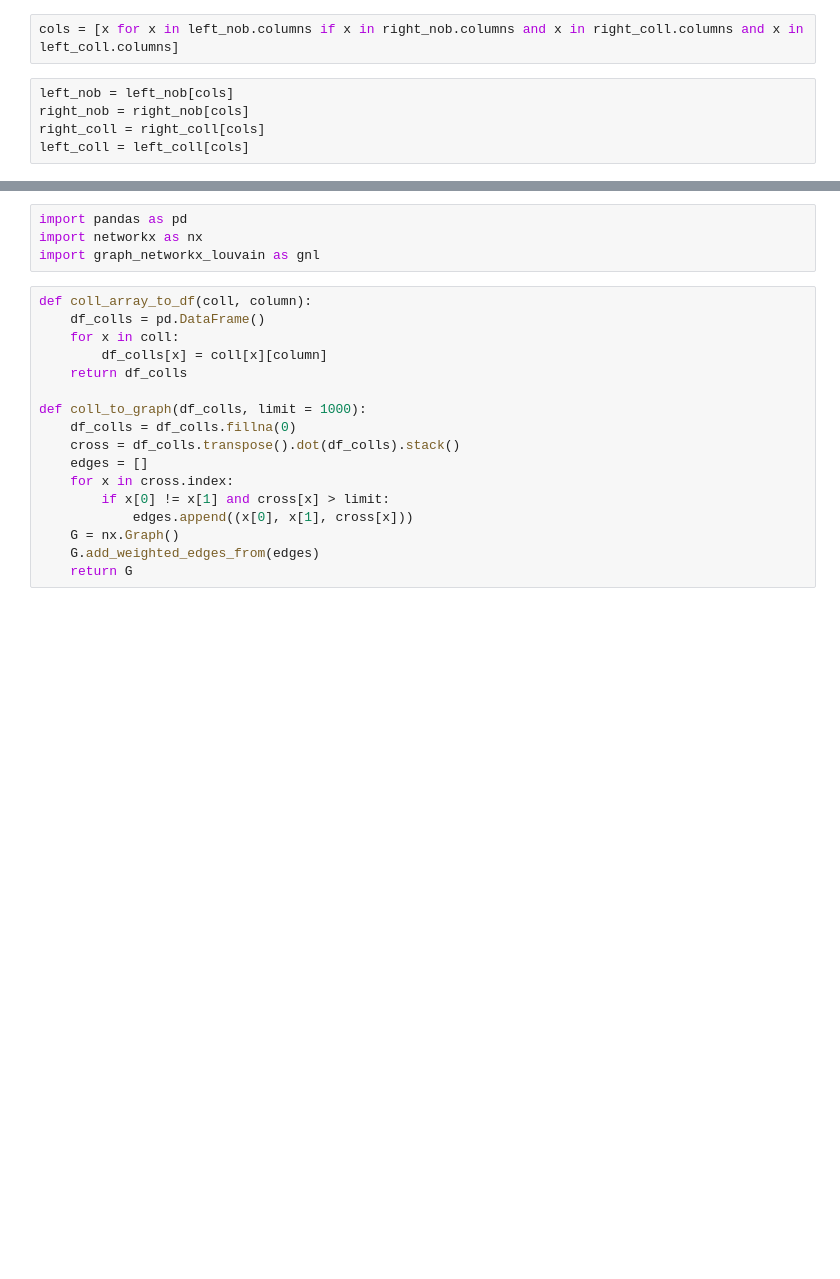
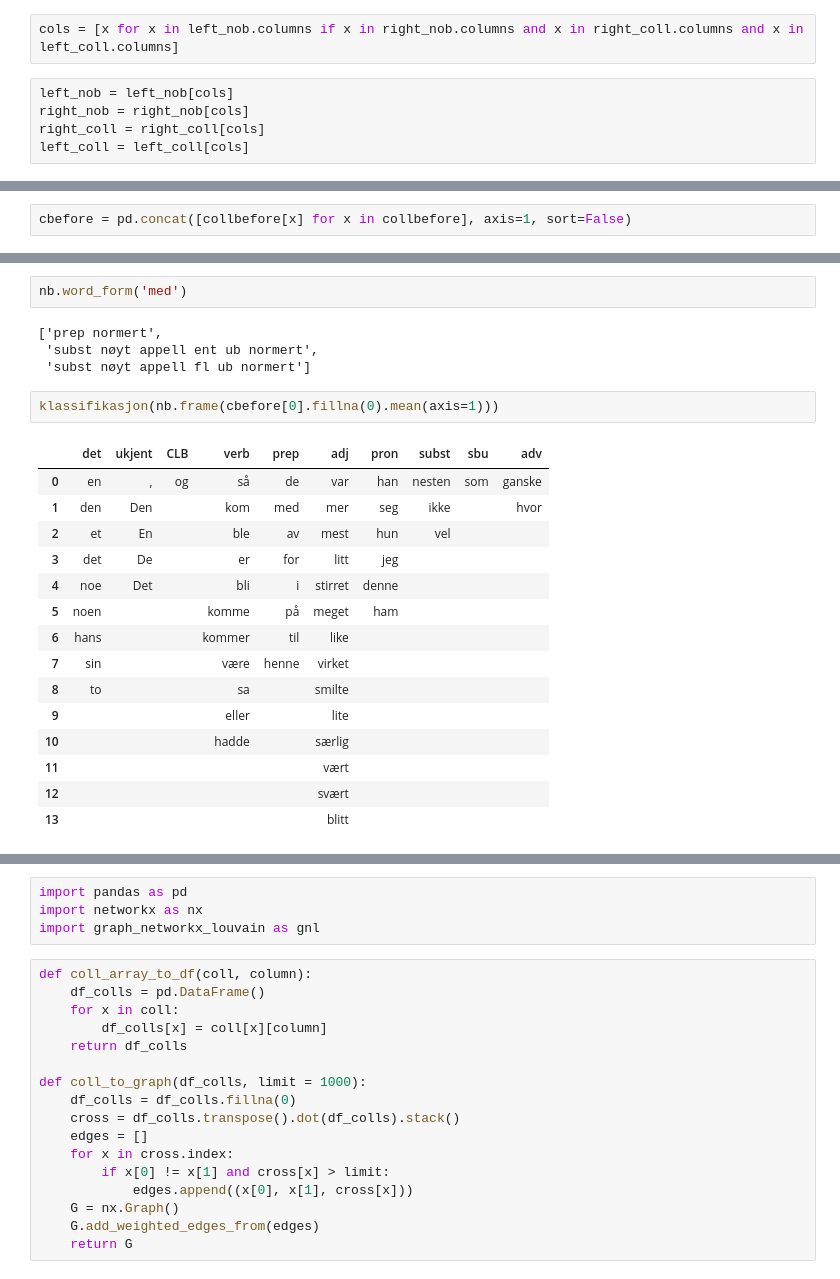
Before and after one commit to Yoonsen/Oversettelse, a Jupyter notebook: oversettelse_analyse_MONS-mandag-25.ipynb, the cells around one changed output, grey strips where cells are left out. Saved outputs shown, nothing was run; the diff lists cells and outputs as text; blank space fills up the shorter version.

```diff
--- a/oversettelse_analyse_MONS-mandag-25.ipynb
+++ b/oversettelse_analyse_MONS-mandag-25.ipynb
@@ -757,0 +882,2 @@ right_coll.fillna(0).style.background_gradient(axis=1)
+# %%
+cbefore = pd.concat([collbefore[x] for x in collbefore], axis=1, sort=False)
@@ -757,0 +910,24 @@ right_coll.fillna(0).style.background_gradient(axis=1)
+# %%
+nb.word_form('med')
+# %% [output]
+['prep normert',
+ 'subst nøyt appell ent ub normert',
+ 'subst nøyt appell fl ub normert']
+# %%
+klassifikasjon(nb.frame(cbefore[0].fillna(0).mean(axis=1)))
+# %% [output]
+|  | det | ukjent | CLB | verb | prep | adj | pron | subst | sbu | adv |
+| 0 | en | , | og | så | de | var | han | nesten | som | ganske |
+| 1 | den | Den |  | kom | med | mer | seg | ikke |  | hvor |
+| 2 | et | En |  | ble | av | mest | hun | vel |  |  |
+| 3 | det | De |  | er | for | litt | jeg |  |  |  |
+| 4 | noe | Det |  | bli | i | stirret | denne |  |  |  |
+| 5 | noen |  |  | komme | på | meget | ham |  |  |  |
+| 6 | hans |  |  | kommer | til | like |  |  |  |  |
+| 7 | sin |  |  | være | henne | virket |  |  |  |  |
+| 8 | to |  |  | sa |  | smilte |  |  |  |  |
+| 9 |  |  |  | eller |  | lite |  |  |  |  |
+| 10 |  |  |  | hadde |  | særlig |  |  |  |  |
+| 11 |  |  |  |  |  | vært |  |  |  |  |
+| 12 |  |  |  |  |  | svært |  |  |  |  |
+| 13 |  |  |  |  |  | blitt |  |  |  |  |
```
Also changed, not shown: parts of 35 cells of this notebook, 10 other files.
